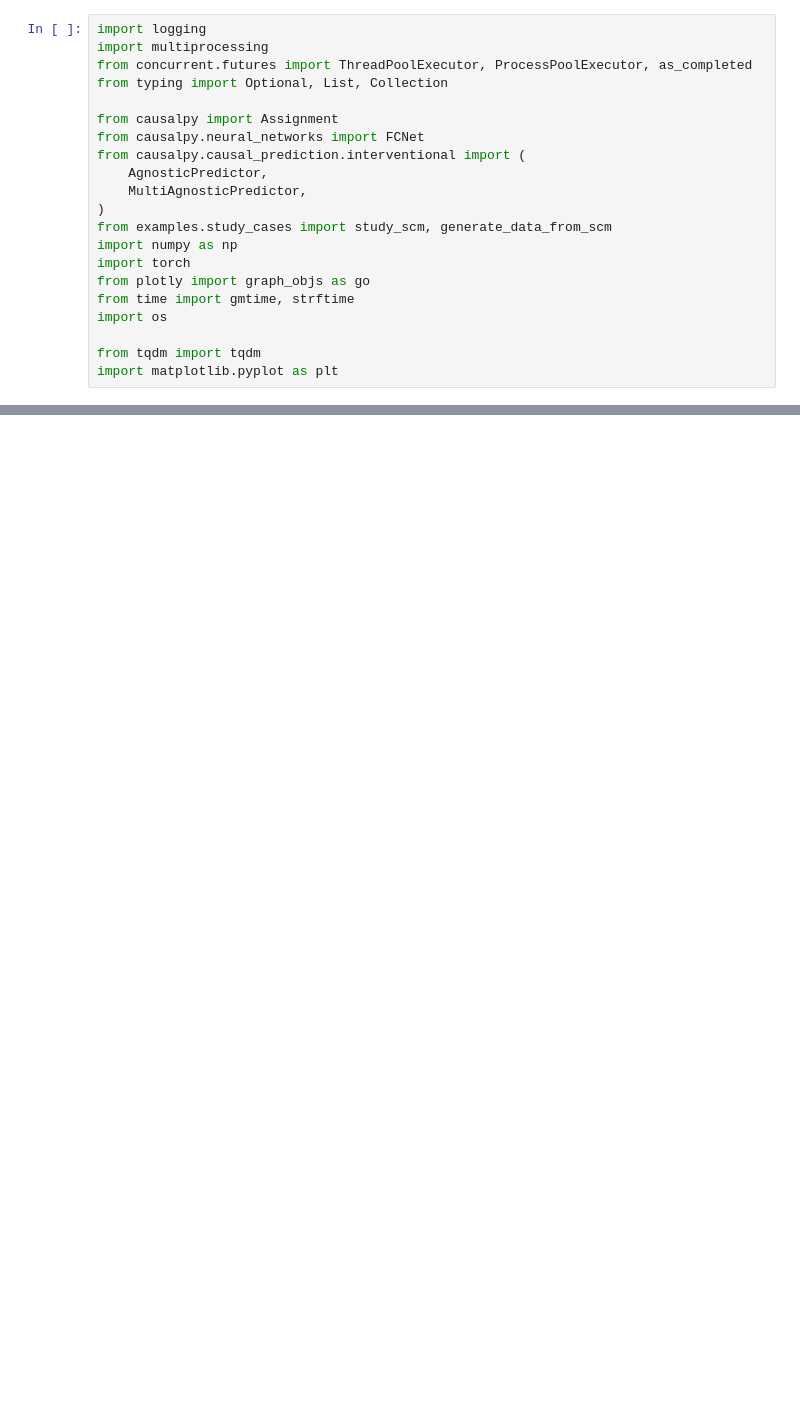
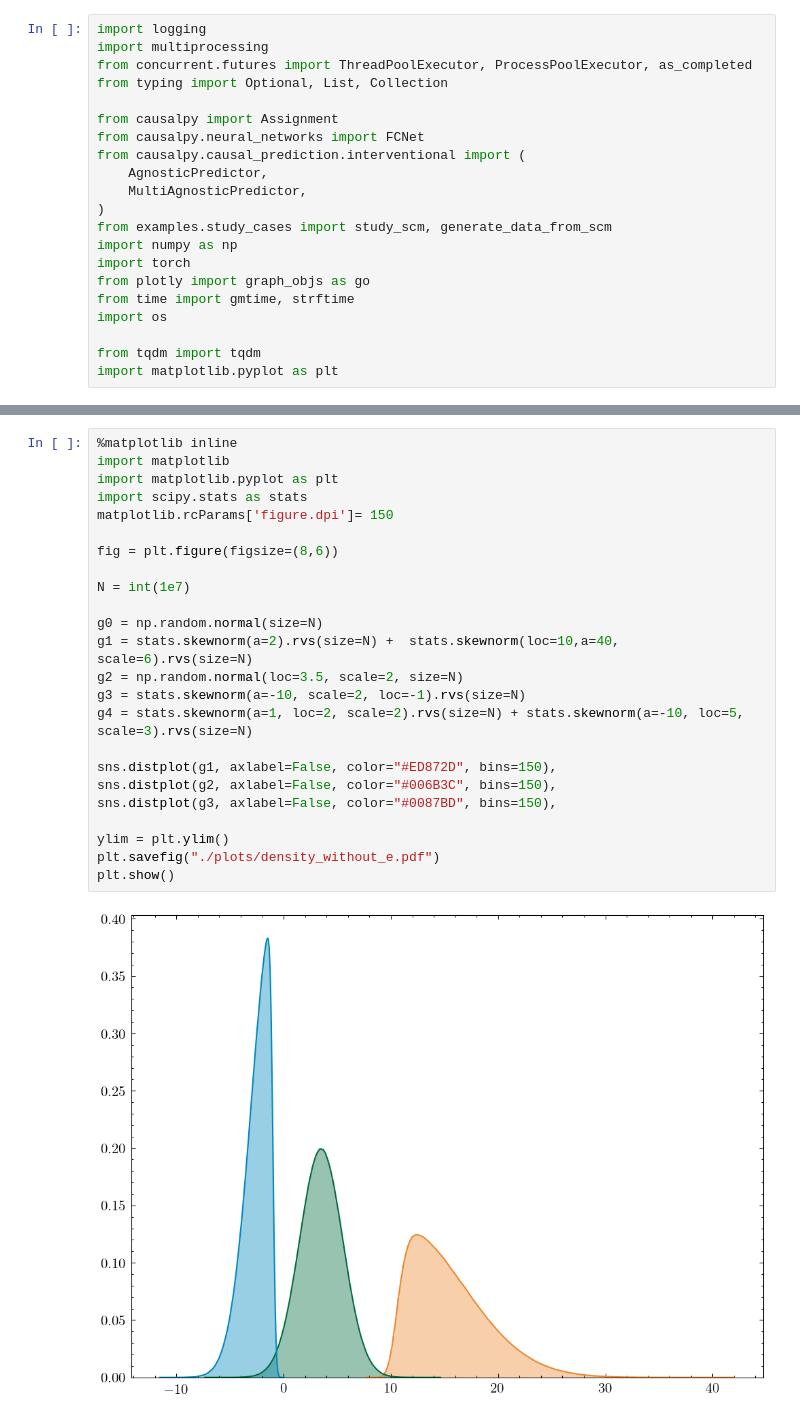
Before and after one commit to maichmueller/CausalPy, a Jupyter notebook: examples/Untitled4.ipynb, the cells around one changed output, grey strips where cells are left out. Saved outputs shown, nothing was run; the diff lists cells and outputs as text; blank space fills up the shorter version.

```diff
--- a/examples/Untitled4.ipynb
+++ b/examples/Untitled4.ipynb
@@ -594,0 +702,26 @@ Candidate Parents: X_0, X_1, X_2, X_3, X_4, X_5, X_6, X_7
+# %%
+%matplotlib inline
+import matplotlib
+import matplotlib.pyplot as plt
+import scipy.stats as stats
+matplotlib.rcParams['figure.dpi']= 150
+
+fig = plt.figure(figsize=(8,6))
+
+N = int(1e7)
+
+g0 = np.random.normal(size=N)
+g1 = stats.skewnorm(a=2).rvs(size=N) +  stats.skewnorm(loc=10,a=40, scale=6).rvs(size=N)
+g2 = np.random.normal(loc=3.5, scale=2, size=N)
+g3 = stats.skewnorm(a=-10, scale=2, loc=-1).rvs(size=N)
+g4 = stats.skewnorm(a=1, loc=2, scale=2).rvs(size=N) + stats.skewnorm(a=-10, loc=5, scale=3).rvs(size=N)
+
+sns.distplot(g1, axlabel=False, color="#ED872D", bins=150),
+sns.distplot(g2, axlabel=False, color="#006B3C", bins=150),
+sns.distplot(g3, axlabel=False, color="#0087BD", bins=150),
+
+ylim = plt.ylim()
+plt.savefig("./plots/density_without_e.pdf")
+plt.show()
+# %% [output]
+[figure, added]
```
Also changed, not shown: parts of 9 cells of this notebook, 13 other files.
